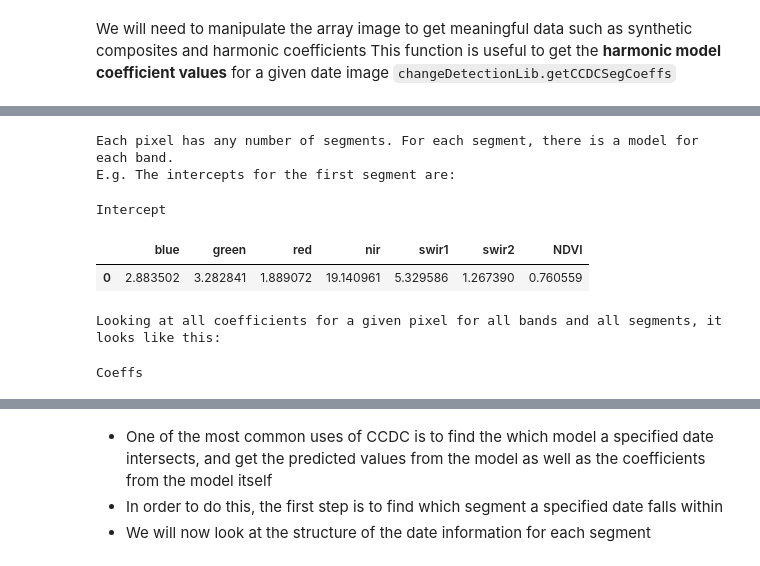
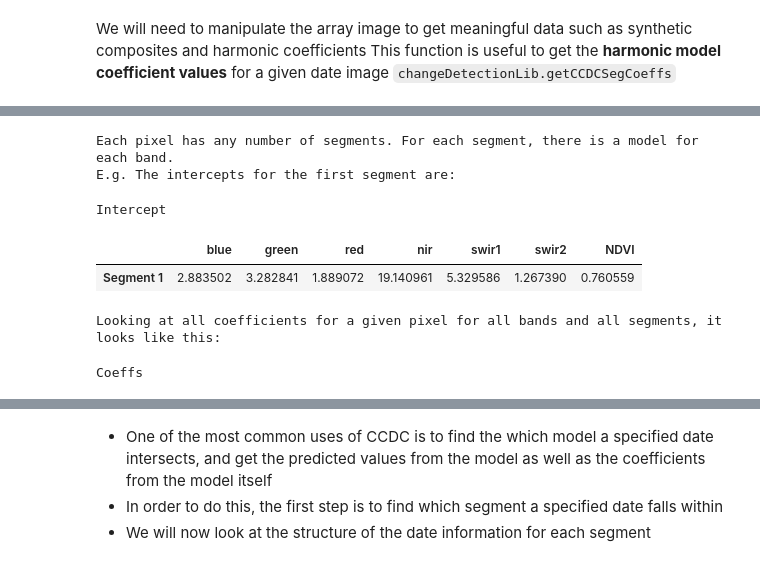
Before and after one commit to redcastle-resources/lcms-training, a Jupyter notebook: 3.2-CCDC_and_Scaling_Over_Large_Areas.ipynb, the cells around one changed output, grey strips where cells are left out. Saved outputs shown, nothing was run; the diff lists cells and outputs as text; code cells hidden in the pictures.

```diff
--- a/3.2-CCDC_and_Scaling_Over_Large_Areas.ipynb
+++ b/3.2-CCDC_and_Scaling_Over_Large_Areas.ipynb
@@ -760,35 +760,35 @@ coeffKeys = ['.*_coefs']
 tStartKeys = ['tStart']
 tEndKeys = ['tEnd']
 tBreakKeys = ['tBreak']
 
 #Get coeffs and find how many bands have coeffs
 coeffs = ccdcImg.select(coeffKeys)
 bns = coeffs.bandNames().getInfo()
 input_bns = [bn.split('_')[0] for bn in bns]
 harmonicTag = ['INTP','SLP','COS1','SIN1','COS2','SIN2','COS3','SIN3']
 
 
 #Get coeffs, start and end times
 coeffs = coeffs.toArray(2)
 tStarts = ccdcImg.select(tStartKeys)
 tEnds = ccdcImg.select(tEndKeys)
 tBreaks = ccdcImg.select(tBreakKeys)
 
 index = [f'Segment {i}' for i in list(range(1,6))]
 
 print('Each pixel has any number of segments. For each segment, there is a model for each band.')
 print('E.g. The intercepts for the first segment are:')
-display(g2p.imageArrayPixelToDataFrame(coeffs.arraySlice(1,0,1).arraySlice(0,0,1).arrayProject([2,1]), pt,None,crs,transform, 'Intercept',columns =input_bns ))
+display(g2p.imageArrayPixelToDataFrame(coeffs.arraySlice(1,0,1).arraySlice(0,0,1).arrayProject([2,1]), pt,None,crs,transform, 'Intercept',index = ['Segment 1'],columns =input_bns ))
 
 print('Looking at all coefficients for a given pixel for all bands and all segments, it looks like this:')
 
 display(g2p.imageArrayPixelToDataFrame(coeffs, pt,None,crs,transform, 'Coeffs',columns = harmonicTag,index=index))
 # %% [output]
 Each pixel has any number of segments. For each segment, there is a model for each band.
 E.g. The intercepts for the first segment are:
 Intercept
 |  | blue | green | red | nir | swir1 | swir2 | NDVI |
-| 0 | 2.883502 | 3.282841 | 1.889072 | 19.140961 | 5.329586 | 1.267390 | 0.760559 |
+| Segment 1 | 2.883502 | 3.282841 | 1.889072 | 19.140961 | 5.329586 | 1.267390 | 0.760559 |
 Looking at all coefficients for a given pixel for all bands and all segments, it looks like this:
 Coeffs
 |  | INTP | SLP | COS1 | SIN1 | COS2 | SIN2 | COS3 | SIN3 |
```
Also changed, not shown: 3 other files.
